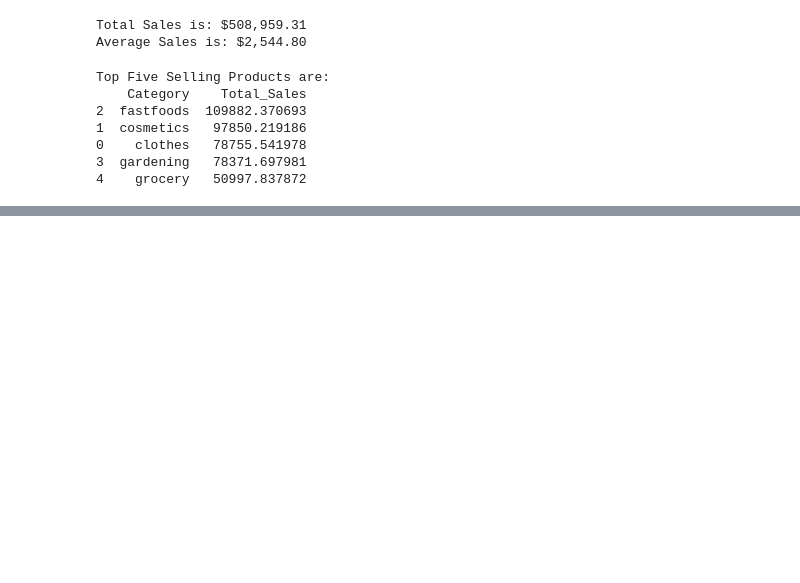
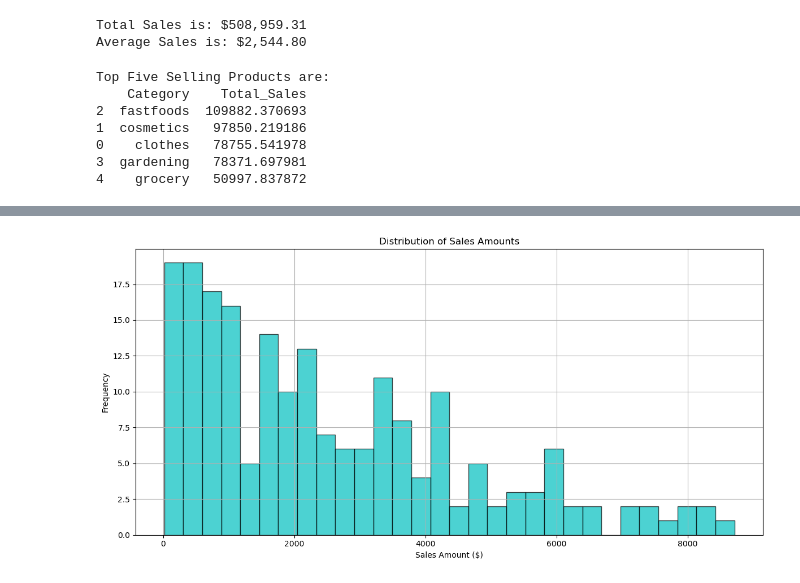
Before and after one commit to Ahsinal/BrainwaveTask1, a Jupyter notebook: Task1_Brainwave.ipynb, the cells around one changed output, grey strips where cells are left out. Saved outputs shown, nothing was run; the diff lists cells and outputs as text; code cells hidden in the pictures; blank space fills up the shorter version.

```diff
--- a/Task1_Brainwave.ipynb
+++ b/Task1_Brainwave.ipynb
@@ -178,0 +241,13 @@ Top Five Selling Products are:
+# %%
+#Histogram for distribution of sales amt
+plt.figure(figsize=(12, 6))
+plt.hist(data['Total_Sales'], bins=30, color='c', edgecolor='k', alpha=0.7)
+plt.title('Distribution of Sales Amounts')
+plt.xlabel('Sales Amount ($)')
+plt.ylabel('Frequency')
+plt.grid(True)
+plt.tight_layout()
+plt.savefig('Sales_Distribution.png')  # Save the plot as an image file
+plt.show()
+# %% [output]
+[figure, added]
```
Also changed, not shown: parts of 5 cells of this notebook, 4 other files.
